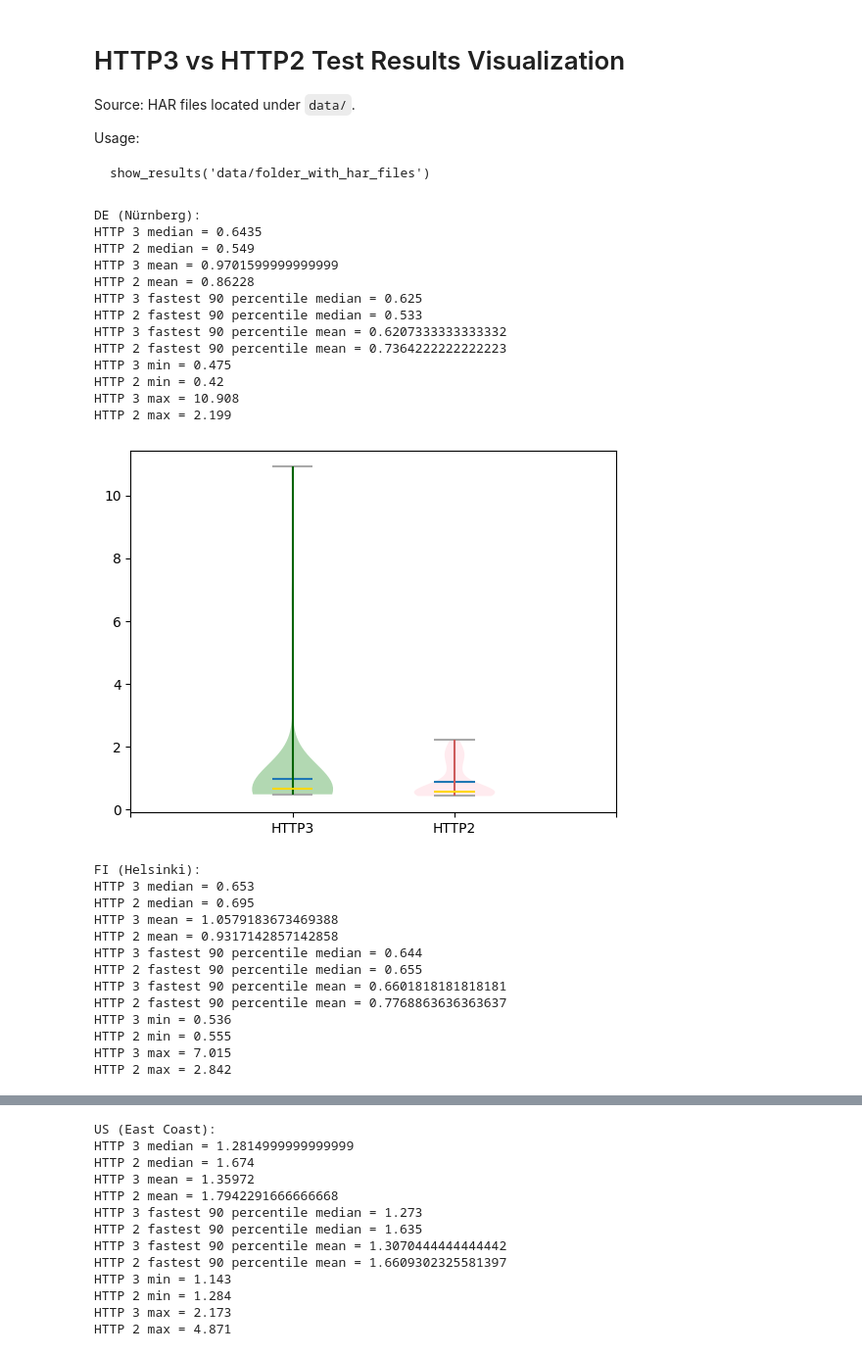
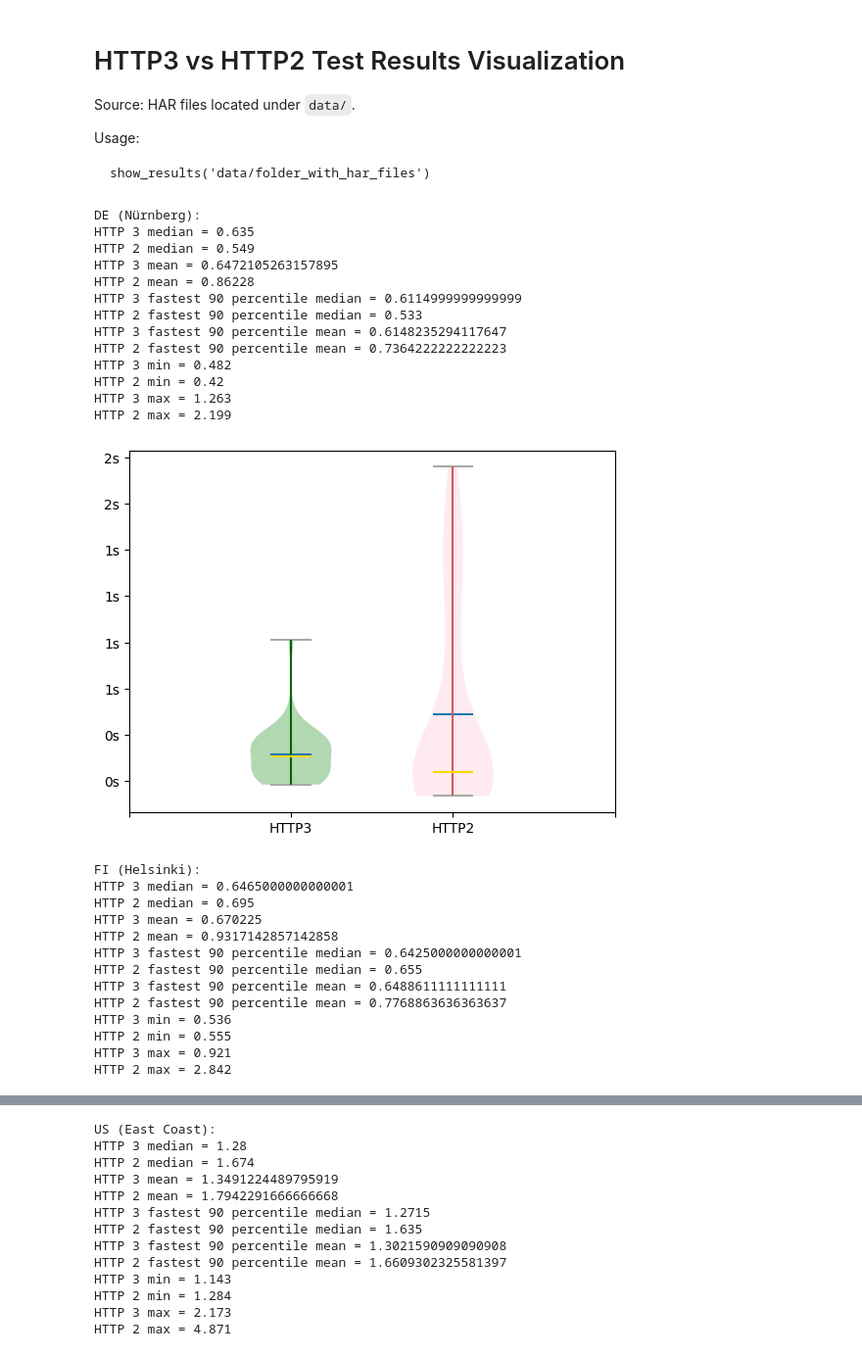
Before and after one commit to KiweeEu/http3-test-results, a Jupyter notebook: http3-test-results.ipynb, the cells around one changed output, grey strips where cells are left out. Shown: that part at 98% size. Saved outputs shown, nothing was run; the diff lists cells and outputs as text; code cells hidden in the pictures.

Commit message:
Add filter to remove tests with uneven number of requests

```diff
--- a/http3-test-results.ipynb
+++ b/http3-test-results.ipynb
@@ -13,11 +13,14 @@ import glob
 import matplotlib.pyplot as plt
 import datetime
 import pytz
+import collections
+
 
 def json_from_file(path):
     f = open(path, "r")
     json_data = json.loads(f.read())
     return json_data
+
 
 def to_timestamp(datetime_str):
     dt = datetime.datetime.strptime(datetime_str, "%Y-%m-%dT%H:%M:%S.%fZ")
@@ -25,33 +28,62 @@ def to_timestamp(datetime_str):
     timestamp = dt.timestamp() * 1000
     return int(timestamp)
 
+
 def summarize_response_time(json_data, include_script=True):
     """
     :param json_data: raw json data from a har file
     :param include_script: If set to False, it stops counting time
            on the first request initiated by a script, not to include in the total time
            async requests from third party scripts.
-    :return: summed response time
+    :return: summed response time, number of requests analyzed
     """
     request_time = 0.0
     start_time = 0.0
     i = 0
+
     for entry in json_data['log']['entries']:
         if entry['startedDateTime']:
             if not include_script and str(entry['_initiator_type']) == 'script':
                 break
 
             if start_time == 0: start_time = to_timestamp(str(entry['startedDateTime']))
+
             request_time = to_timestamp(str(entry['startedDateTime'])) + int(entry['time'])
-    return (request_time - start_time) / 1000
+            i += 1
+
+    return (request_time - start_time) / 1000, i
+
+
+def get_number_of_requests(json_data, include_script=True):
+    i = 0
+
+    for entry in json_data['log']['entries']:
+        if entry['startedDateTime']:
+            if not include_script and str(entry['_initiator_type']) == 'script':
+                break
+            i += 1
+
+    return i
 
 
 def get_results(results_list, index, include_script=True):
     x = []
     y = []
+    number_of_requests = []
+
     for i, entry in enumerate(results_list):
-        x.append(index)
-        y.append(summarize_response_time(entry, include_script))
+        number_of_requests.append(get_number_of_requests(entry, include_script))
+
+    counter = collections.Counter(number_of_requests)
+    most_common = counter.most_common(1)
+
+    for i, entry in enumerate(results_list):
+        summary, requests_count = summarize_response_time(entry, include_script)
+
+        # Filter out tests with not matching number of requests.
+        if requests_count == most_common[0][0]:
+            x.append(index)
+            y.append(summary)
 
     return x, y
 
@@ -61,6 +93,7 @@ def get_lowest_values(results, percentile):
     index = int(len(sorted_results) * percentile / 100)
     lowest_values = sorted_results[:index]
     return lowest_values
+
 
 def show_results(path, include_script=True):
     http3_list = []
@@ -91,6 +124,7 @@ def show_results(path, include_script=True):
     print('HTTP 2 max = ' + str(np.max(http2_y)))
     plot = plt.violinplot([http3_y, http2_y], showmedians=True, showmeans=True)
     plt.xticks(range(0, 4), ['', 'HTTP3', 'HTTP2', ''])
+    plt.gca().yaxis.set_major_formatter(plt.FormatStrFormatter('%ds'))
 
     bgcolors = ['green', 'pink']
     mediancolors = ['gold', 'gold']
@@ -101,50 +135,51 @@ def show_results(path, include_script=True):
         patch.set_facecolor(color)
         patch.set_edgecolor(None)
 
     plot['cmedians'].set_colors(mediancolors)
     plot['cmins'].set_colors(extremescolors)
     plot['cmaxes'].set_colors(extremescolors)
     plot['cbars'].set_colors(barcolors)
 
     plt.show()
 
+
 print("DE (Nürnberg):")
 show_results('data/de', False)
 print("FI (Helsinki):")
 show_results('data/fi', False)
 print("US (East Coast):")
 show_results('data/us', False)
 print("PL (fiber):")
 show_results('data/pl-fiber', False)
 print("PL mobile LTE:")
 show_results('data/pl-mobile', False)
 print("PL mobile poor quality ~15% packets loss:")
 show_results('data/pl-mobile3g', False)
 # %% [output]
 DE (Nürnberg):
-HTTP 3 median = 0.6435
+HTTP 3 median = 0.635
 HTTP 2 median = 0.549
-HTTP 3 mean = 0.9701599999999999
+HTTP 3 mean = 0.6472105263157895
 HTTP 2 mean = 0.86228
-HTTP 3 fastest 90 percentile median = 0.625
+HTTP 3 fastest 90 percentile median = 0.6114999999999999
 HTTP 2 fastest 90 percentile median = 0.533
-HTTP 3 fastest 90 percentile mean = 0.6207333333333332
+HTTP 3 fastest 90 percentile mean = 0.6148235294117647
 HTTP 2 fastest 90 percentile mean = 0.7364222222222223
-HTTP 3 min = 0.475
+HTTP 3 min = 0.482
 HTTP 2 min = 0.42
-HTTP 3 max = 10.908
+HTTP 3 max = 1.263
 HTTP 2 max = 2.199
-[figure, old version]
+[figure, new version]
 FI (Helsinki):
-HTTP 3 median = 0.653
+HTTP 3 median = 0.6465000000000001
 HTTP 2 median = 0.695
-HTTP 3 mean = 1.0579183673469388
+HTTP 3 mean = 0.670225
 HTTP 2 mean = 0.9317142857142858
-HTTP 3 fastest 90 percentile median = 0.644
+HTTP 3 fastest 90 percentile median = 0.6425000000000001
 HTTP 2 fastest 90 percentile median = 0.655
-HTTP 3 fastest 90 percentile mean = 0.6601818181818181
+HTTP 3 fastest 90 percentile mean = 0.6488611111111111
 HTTP 2 fastest 90 percentile mean = 0.7768863636363637
 HTTP 3 min = 0.536
 HTTP 2 min = 0.555
-HTTP 3 max = 7.015
+HTTP 3 max = 0.921
 HTTP 2 max = 2.842
@@ -152,11 +187,11 @@ HTTP 2 max = 2.842
 US (East Coast):
-HTTP 3 median = 1.2814999999999999
+HTTP 3 median = 1.28
 HTTP 2 median = 1.674
-HTTP 3 mean = 1.35972
+HTTP 3 mean = 1.3491224489795919
 HTTP 2 mean = 1.7942291666666668
-HTTP 3 fastest 90 percentile median = 1.273
+HTTP 3 fastest 90 percentile median = 1.2715
 HTTP 2 fastest 90 percentile median = 1.635
-HTTP 3 fastest 90 percentile mean = 1.3070444444444442
+HTTP 3 fastest 90 percentile mean = 1.3021590909090908
 HTTP 2 fastest 90 percentile mean = 1.6609302325581397
 HTTP 3 min = 1.143
 HTTP 2 min = 1.284
```
Also changed, not shown: parts of 1 cell of this notebook.
